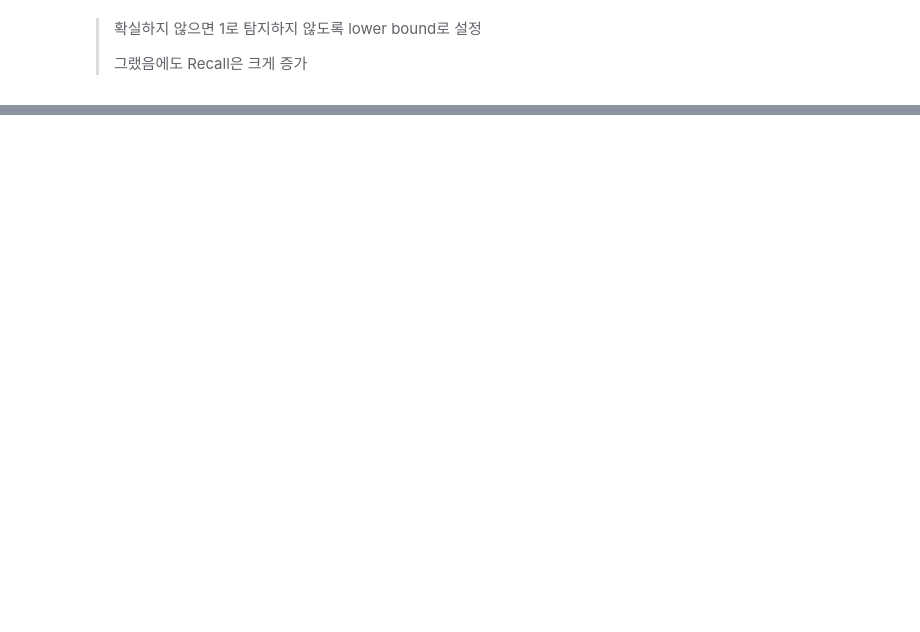
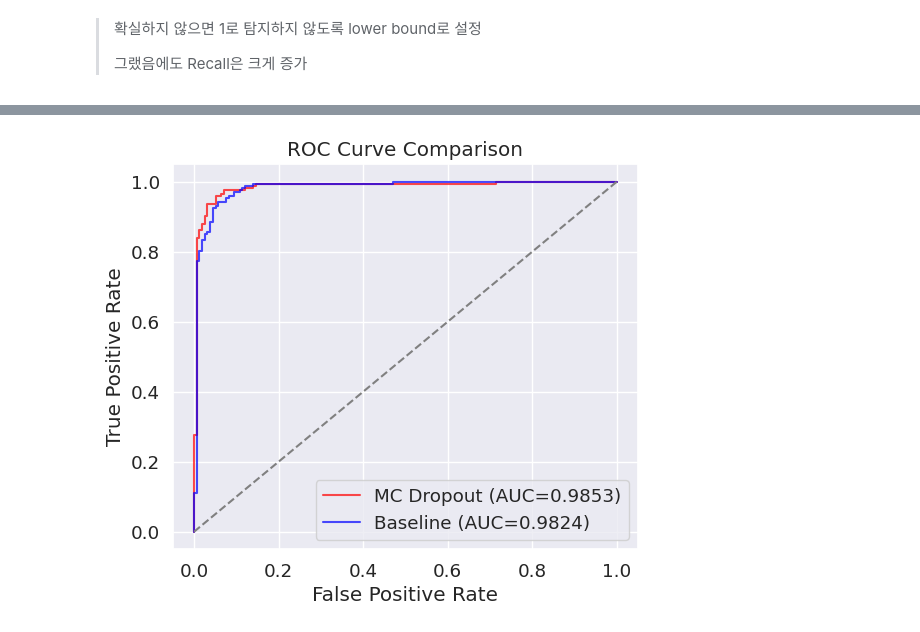
Before and after one commit to HollyRiver/AP2025, a Jupyter notebook: course/after-midterm/project/mc_dropout.ipynb, the cells around one changed output, grey strips where cells are left out. Cells and saved outputs as stored; diff of their text form; code cells hidden in the pictures; blank space fills up the shorter version.

```diff
--- a/course/after-midterm/project/mc_dropout.ipynb
+++ b/course/after-midterm/project/mc_dropout.ipynb
@@ -677,0 +793,18 @@ df_mc.loc[(df_mc.Pred > 0.5) != df_mc["True"]]
+# %%
+fpr_base, tpr_base, _ = roc_curve(df['True'], df['Pred'])
+fpr_mc, tpr_mc, _ = roc_curve(df['True'], df['MC_Pred'])
+
+auc_base = auc(fpr_base, tpr_base)
+auc_mc = auc(fpr_mc, tpr_mc)
+
+plt.figure(figsize=(6,5))
+plt.plot(fpr_mc, tpr_mc, label=f'MC Dropout (AUC={auc_mc:.4f})', color='red', alpha = 0.7)
+plt.plot(fpr_base, tpr_base, label=f'Baseline (AUC={auc_base:.4f})', color='blue', alpha = 0.7)
+plt.plot([0,1],[0,1], linestyle='--', color='grey')
+plt.xlabel('False Positive Rate')
+plt.ylabel('True Positive Rate')
+plt.title('ROC Curve Comparison')
+plt.legend(loc='lower right')
+plt.savefig("fig/ROC.png", dpi = 300)
+# %% [output]
+[figure, added]
```
Also changed, not shown: parts of 15 cells of this notebook, 7 other files.
